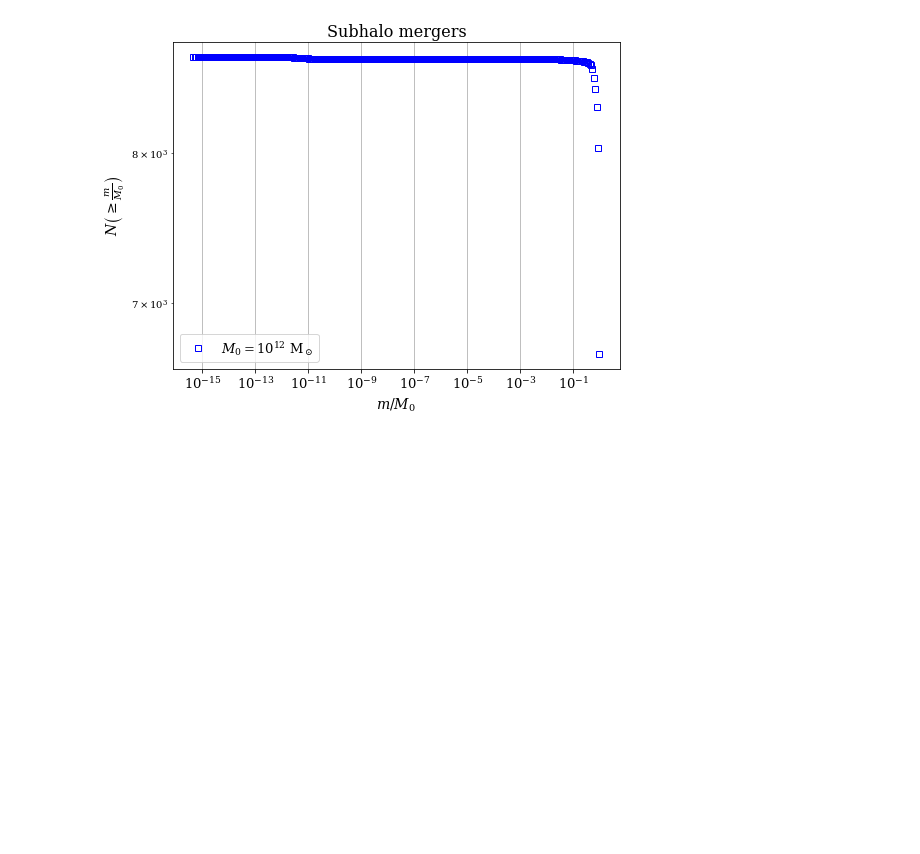
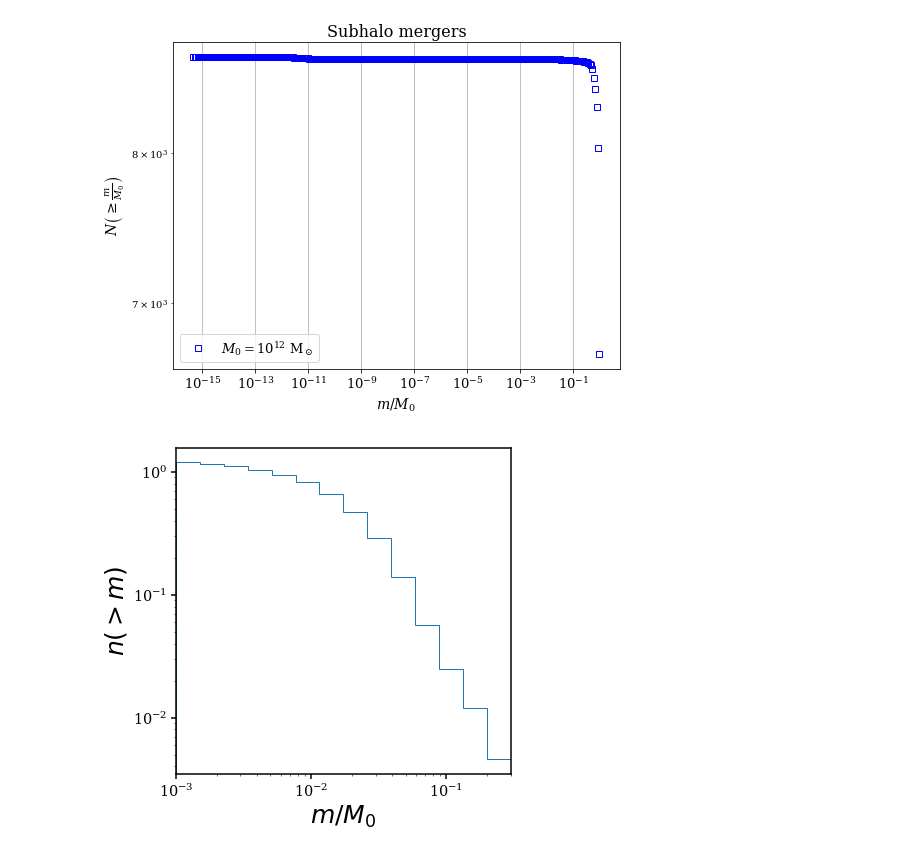
Before and after one commit to patricks1/mergers, a Jupyter notebook: gendistribution_tester.ipynb, the cells around one changed output. Saved outputs shown, nothing was run; the diff lists cells and outputs as text; code cells hidden in the pictures; blank space fills up the shorter version.

```diff
--- a/gendistribution_tester.ipynb
+++ b/gendistribution_tester.ipynb
@@ -265,3 +265,8 @@ ax.grid()
 plt.show()
 # %% [output]
 [figure]
+# %%
+from _mergertrack import plotMFaccreted
+plotMFaccreted()
+# %% [output]
+[figure, added]
```
